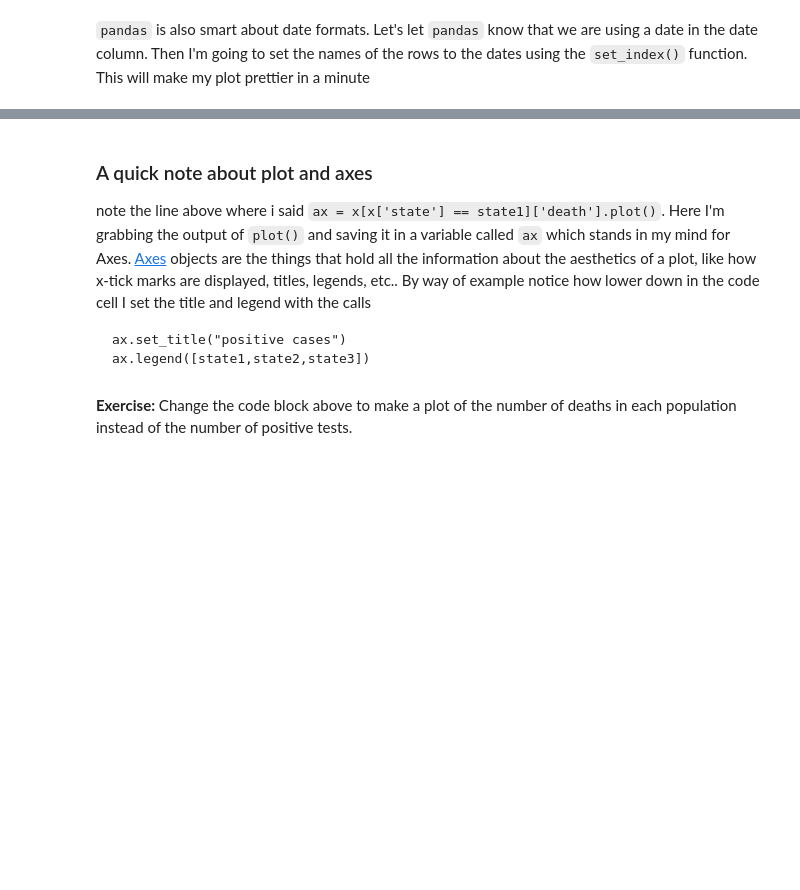
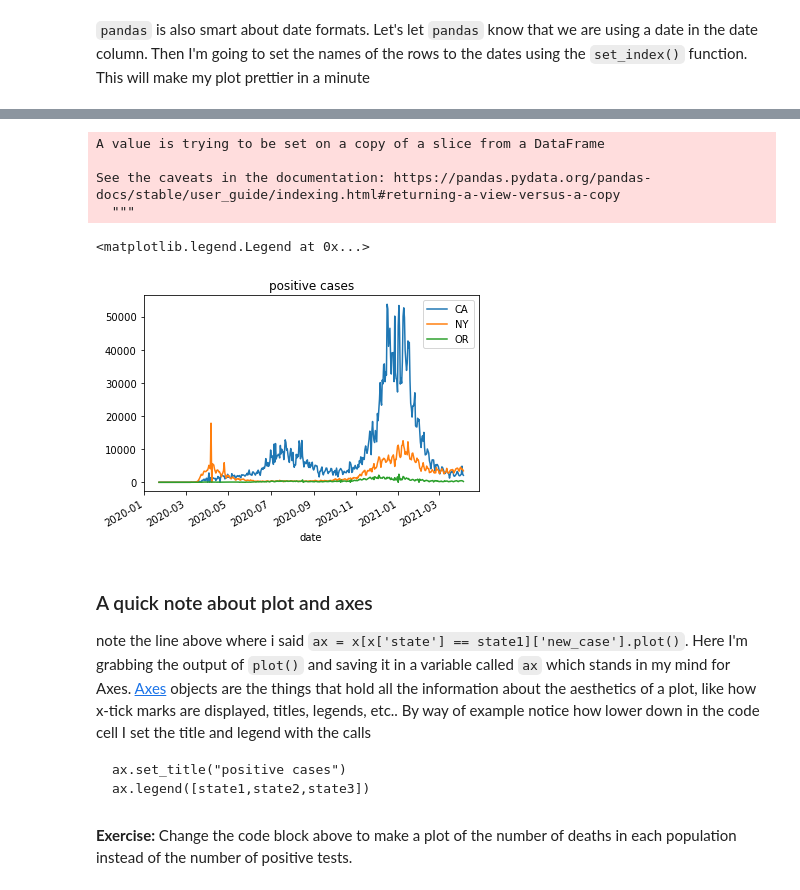
Before and after one commit to andrewkern/bio399, a Jupyter notebook: week2.ipynb, the cells around one changed output, grey strips where cells are left out. Drawn from its saved outputs; the diff is of its cells as text; code cells hidden in the pictures; blank space fills up the shorter version.

````diff
--- a/week2.ipynb
+++ b/week2.ipynb
@@ -64,15 +56,24 @@ x.head()
 # %%
 state1 = "CA"
 state2 = "NY"
 state3 = "OR"
-ax = x[x['state'] == state1]['positive'].plot()
-x[x['state'] == state2]['positive'].plot()
-x[x['state'] == state3]['positive'].plot()
+#clean data, replace negatives with 1
+x['new_case'][x['new_case'] < 1] = 1
+ax = x[x['state'] == state1]['new_case'].plot()
+x[x['state'] == state2]['new_case'].plot()
+x[x['state'] == state3]['new_case'].plot()
 ax.set_title("positive cases")
 ax.legend([state1,state2,state3])
+# %% [output]
+A value is trying to be set on a copy of a slice from a DataFrame
+
+See the caveats in the documentation: https://pandas.pydata.org/pandas-docs/stable/user_guide/indexing.html#returning-a-view-versus-a-copy
+  """
+<matplotlib.legend.Legend at 0x...>
+[figure, added]
 # %% [markdown]
 ### A quick note about plot and axes
-note the line above where i said `ax = x[x['state'] == state1]['death'].plot()`. Here I'm
+note the line above where i said `ax = x[x['state'] == state1]['new_case'].plot()`. Here I'm
 grabbing the output of `plot()` and saving it in a variable called `ax` which stands in my mind for Axes. [Axes](https://matplotlib.org/api/axes_api.html#matplotlib.axes.Axes) objects are the things that hold all the information about the aesthetics of a plot, like how x-tick marks are displayed, titles, legends, etc.. By way of example notice how lower down in the code cell I set the title and legend with the calls
 ```
 ax.set_title("positive cases")
````
Also changed, not shown: parts of 13 cells of this notebook.
